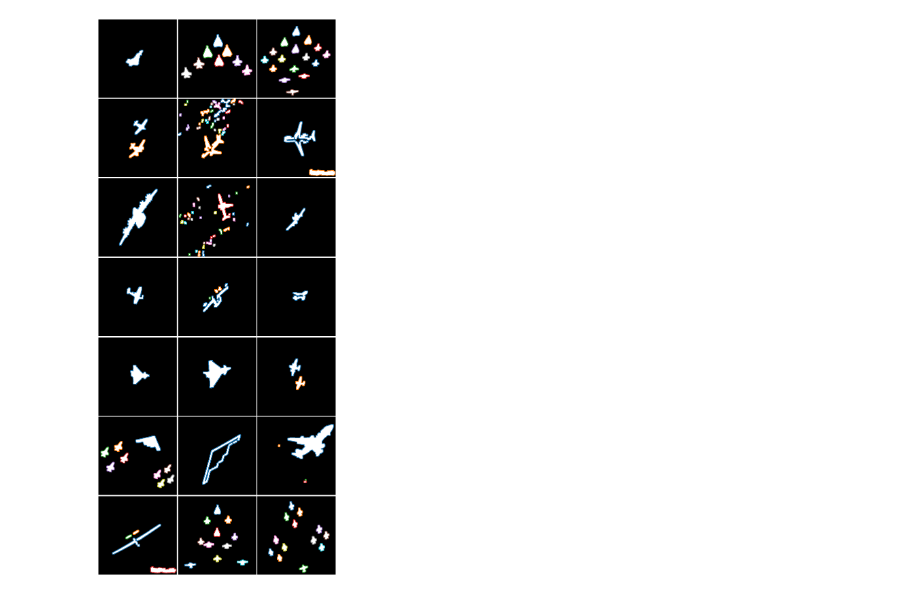
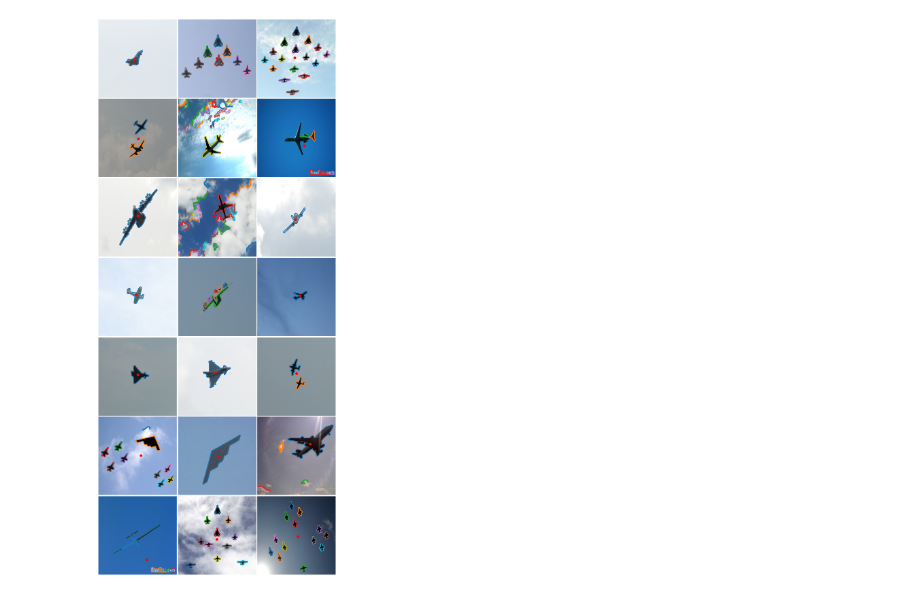
Before and after one commit to niz-ka/kck, a Jupyter notebook: lab4/zad2/notebook.ipynb, the cells around one changed output. Cells and saved outputs as stored; diff of their text form; code cells hidden in the pictures.

Commit message:
Update lab4 - color images and calculate centroids

```diff
--- a/lab4/zad2/notebook.ipynb
+++ b/lab4/zad2/notebook.ipynb
@@ -2,6 +2,7 @@
 from skimage import img_as_ubyte, img_as_float, io, filters, measure, morphology, feature, restoration, segmentation
 from skimage.filters import threshold_otsu, threshold_local
 from scipy.ndimage import gaussian_filter
+from skimage.draw import disk
 from skimage.color import rgb2gray
 from skimage.transform import resize
 from mpl_toolkits.axes_grid1 import ImageGrid
@@ -10,53 +11,59 @@ from scipy import ndimage as ndi
 import numpy as np
 
 def transform(image: np.ndarray) -> np.ndarray:
-    image = img_as_ubyte(rgb2gray(image))
+    image = img_as_ubyte(feature.canny(rgb2gray(image), sigma=3))
 
-    block_size = 25
-    local_thresh = threshold_local(image, block_size, offset=10)
+    block_size = 11
+    local_thresh = threshold_local(image, block_size, offset=20)
     binary_local = image > local_thresh
 
     binary_local = morphology.remove_small_holes(binary_local)
-    binary_local = filters.median(binary_local, morphology.disk(4))
-    binary_local = morphology.closing(binary_local, morphology.disk(1))
-    binary_local = filters.median(binary_local, morphology.disk(1))
-    binary_local = filters.gaussian(binary_local, sigma=1.2)
     binary_local = ndi.binary_fill_holes(binary_local - 1)
 
     return binary_local
 
-def findContours(image: np.ndarray):
+def findContours(image: np.ndarray) -> np.ndarray:
     return measure.find_contours(image, 0.99, fully_connected='high')
+
+def findCentroids(image: np.ndarray) -> np.ndarray:
+    M = measure.moments(image)
+    centroid = (M[1, 0] / M[0, 0], M[0, 1] / M[0, 0])
+
+    return centroid
 
 def readImages(filenames: list, size: tuple = (600,600)) -> list:
     return [resize(io.imread(file), size) for file in filenames]
 
-def draw(images: list, contours: list, figsize: tuple,
+def draw(images: list, contours: list, centroids: list, figsize: tuple,
          nrows_ncols: tuple, axes_pad: float = 0.05) -> None:
 
     if len(images) != nrows_ncols[0] * nrows_ncols[1]:
         print("Warning: number of images (", len(images), ") does not match the shape of plot", nrows_ncols)
 
     fig = plt.figure(figsize=figsize)
     grid = ImageGrid(fig, 111, nrows_ncols=nrows_ncols, axes_pad=axes_pad)
 
-    for ax, img, contour in zip(grid, images, contours):
+    for ax, img, contour, centroid in zip(grid, images, contours, centroids):
+        rr, cc = disk((centroid[0], centroid[1]), 10, shape=img.shape)
+        img[rr, cc, :] = (1, 0, 0)
+
         ax.imshow(img, cmap=plt.cm.gray)
         ax.axis('off')
         for c in contour:
             ax.plot(c[:, 1], c[:, 0], linewidth=2)
 
     fig.savefig("plot.pdf")
 
 def getFilenamesFromDirectory(directory: str) -> list:
     import os
     files = [directory + i for i in os.listdir(directory)]
     return files
 
 filenames = getFilenamesFromDirectory("img/")
 images = readImages(filenames)
 transformed_images = [transform(image) for image in images]
 contours = [findContours(image) for image in transformed_images]
-draw(transformed_images, contours, figsize=(30,30), nrows_ncols=(7,3))
+centroids = [findCentroids(image) for image in transformed_images]
+draw(images, contours, centroids, figsize=(30,30), nrows_ncols=(7,3))
 # %% [output]
-[figure, old version]
+[figure, new version]
```
Also changed, not shown: 2 other files.
